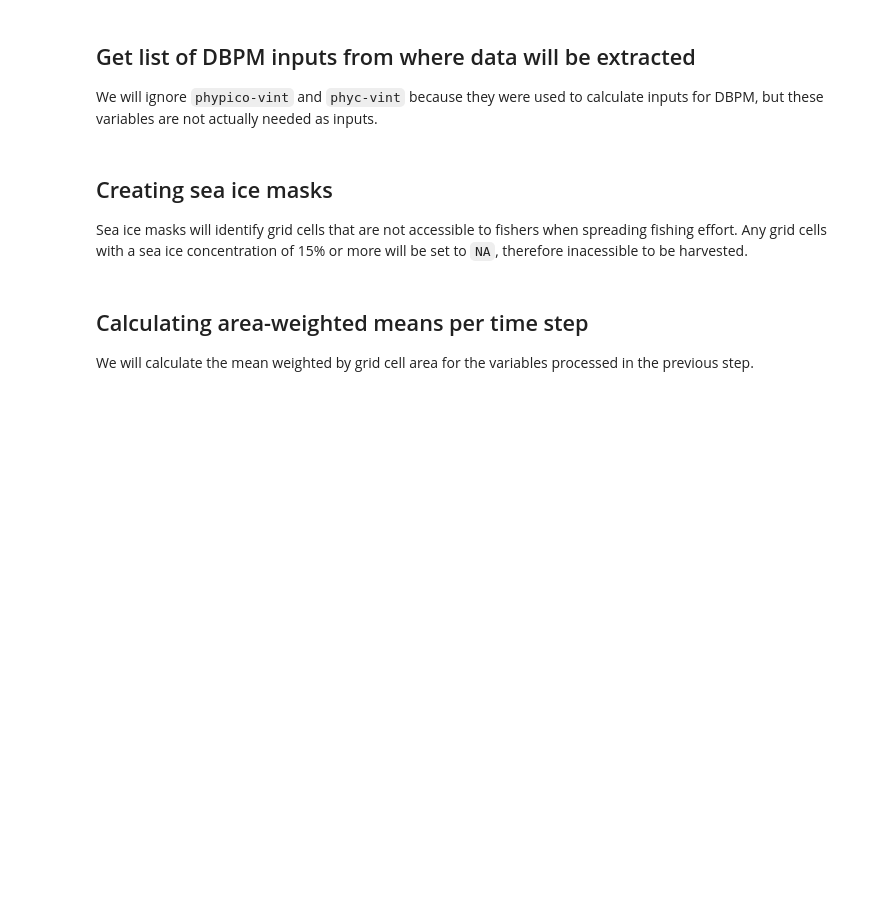
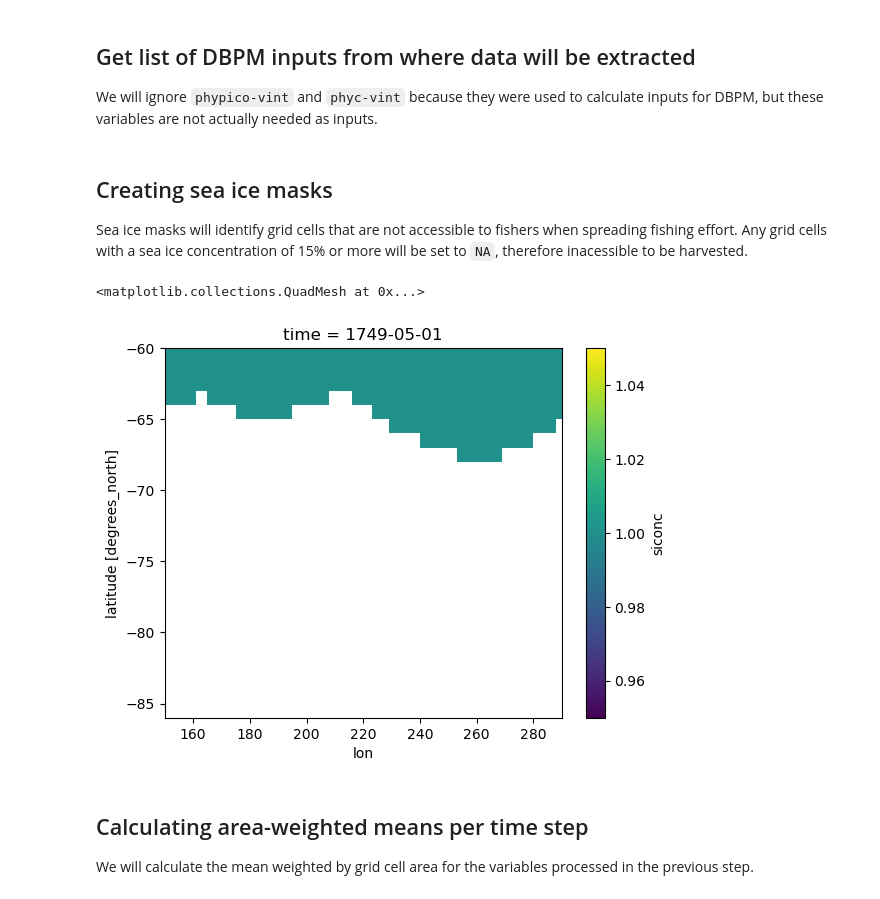
Before and after one commit to lidefi87/dbpm_southern_ocean, a Jupyter notebook: scripts/02_processing_dbpm_regional_inputs.ipynb, the cells around one changed output. Drawn from its saved outputs; the diff is of its cells as text; code cells hidden in the pictures; blank space fills up the shorter version.

```diff
--- a/scripts/02_processing_dbpm_regional_inputs.ipynb
+++ b/scripts/02_processing_dbpm_regional_inputs.ipynb
@@ -120,7 +120,7 @@ region = 'east_antarctica'
 fao_reg = 'fao-58'
 res = '025deg'
 
-file_list = glob(f'/g/data/vf71/la6889/dbpm_inputs/global_gridded/{res}/*siconc*')
+file_list = glob(f'/g/data/vf71/la6889/dbpm_inputs/global_gridded/{res}/*')
 #Ignoring files not needed
 file_list = [f for f in file_list if '-vint_' not in f]
 
@@ -159,6 +159,11 @@ for f in si_files:
         ds_mask = xr.where(ds_sum == 0, 1, np.nan)
     #Save result
     ds_mask.to_zarr(f_out, consolidated = True, mode = 'w')
+# %%
+ds_mask.isel(time = 100).plot()
+# %% [output]
+<matplotlib.collections.QuadMesh at 0x...>
+[figure, added]
 # %% [markdown]
 ## Calculating area-weighted means per time step
 We will calculate the mean weighted by grid cell area for the variables processed in the previous step.
```
